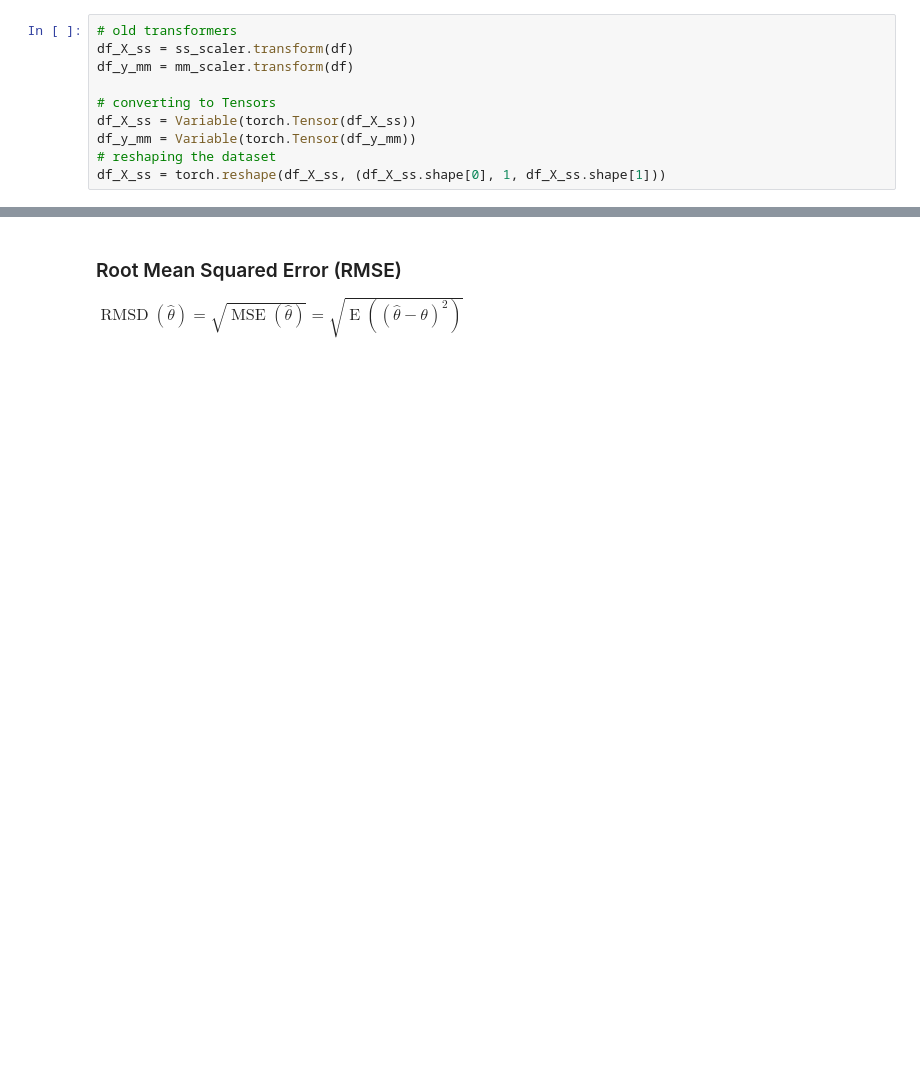
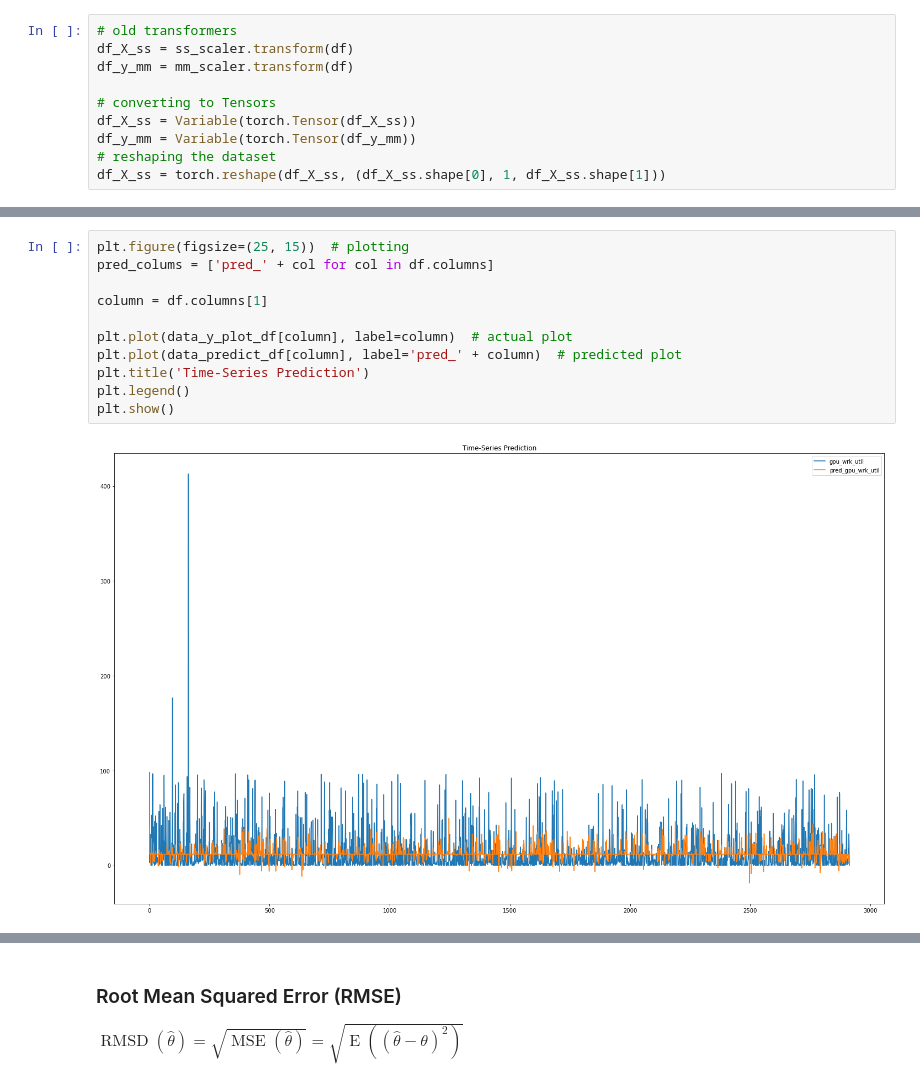
Before and after one commit to MyGodItsFull0fStars/alibaba_clusterdata, a Jupyter notebook: cluster-trace-gpu-v2020/prediction/lstm_utilization_prediction.ipynb, the cells around one changed output, grey strips where cells are left out. Drawn from its saved outputs; the diff is of its cells as text; blank space fills up the shorter version.

```diff
--- a/cluster-trace-gpu-v2020/prediction/lstm_utilization_prediction.ipynb
+++ b/cluster-trace-gpu-v2020/prediction/lstm_utilization_prediction.ipynb
@@ -275,0 +283,13 @@ plt.show()
+# %%
+plt.figure(figsize=(25, 15))  # plotting
+pred_colums = ['pred_' + col for col in df.columns]
+
+column = df.columns[1]
+
+plt.plot(data_y_plot_df[column], label=column)  # actual plot
+plt.plot(data_predict_df[column], label='pred_' + column)  # predicted plot
+plt.title('Time-Series Prediction')
+plt.legend()
+plt.show()
+# %% [output]
+[figure, added]
```
Also changed, not shown: parts of 19 cells of this notebook.
